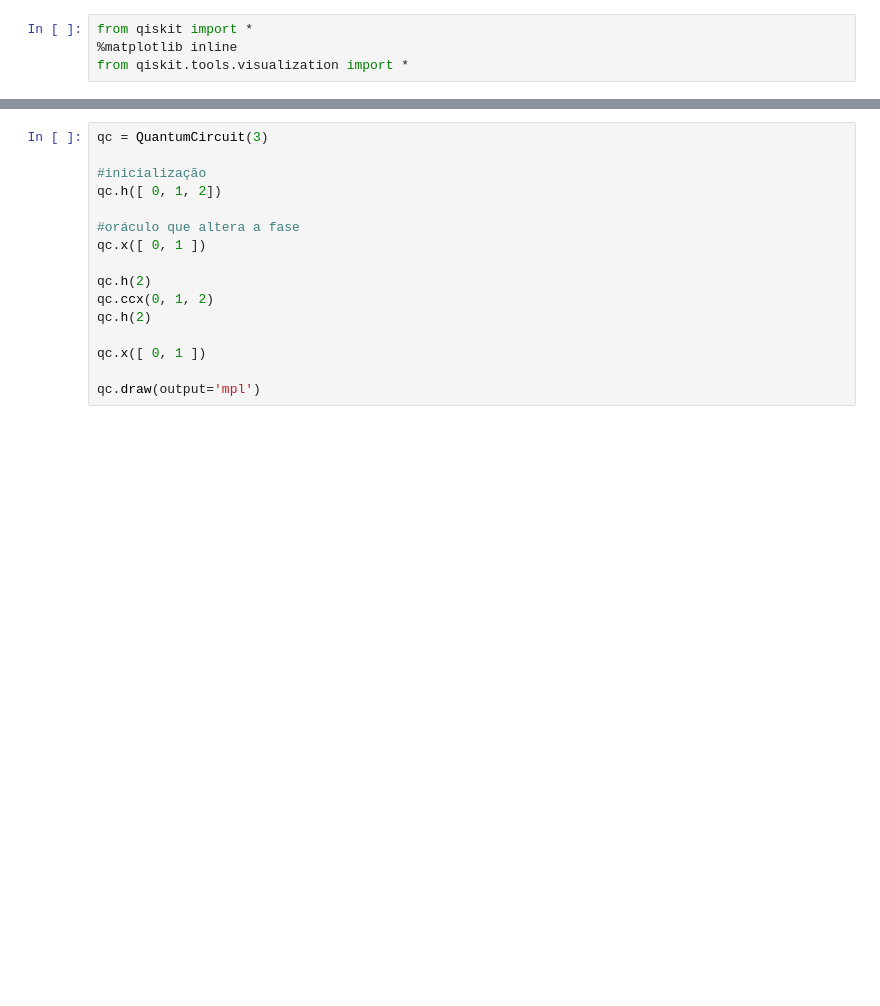
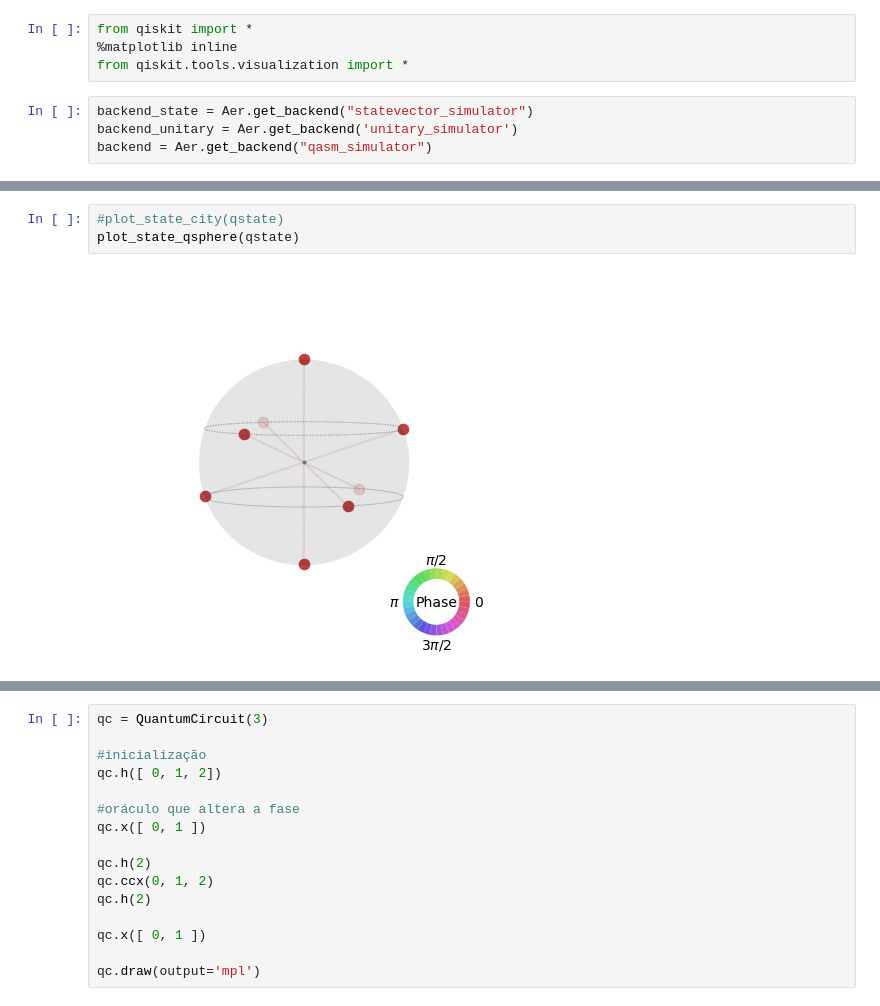
Before and after one commit to SiIky/ic-1920-tp, a Jupyter notebook: tp2/TP2.ipynb, the cells around one changed output, grey strips where cells are left out. Cells and saved outputs as stored; diff of their text form; blank space fills up the shorter version.

```diff
--- a/tp2/TP2.ipynb
+++ b/tp2/TP2.ipynb
@@ -5,3 +8,7 @@ Criar um Oráculo que encontre o estado |001> numa lista de 8 elementos.
 from qiskit import *
 %matplotlib inline
 from qiskit.tools.visualization import *
+# %%
+backend_state = Aer.get_backend("statevector_simulator")
+backend_unitary = Aer.get_backend('unitary_simulator')
+backend = Aer.get_backend("qasm_simulator")
@@ -7,0 +54,5 @@ from qiskit.tools.visualization import *
+# %%
+#plot_state_city(qstate)
+plot_state_qsphere(qstate)
+# %% [output]
+[figure, added]
```
Also changed, not shown: parts of 13 cells of this notebook.
